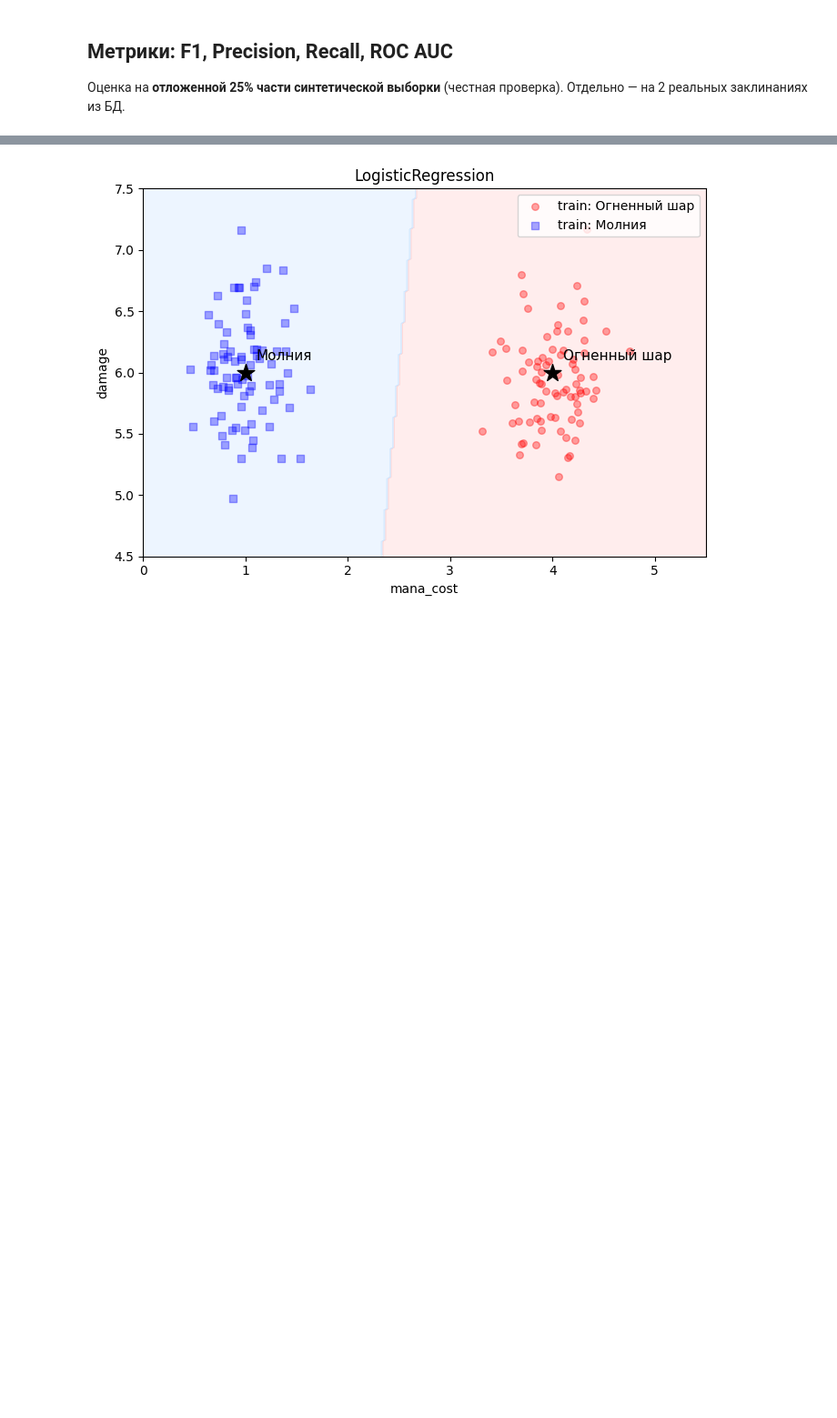
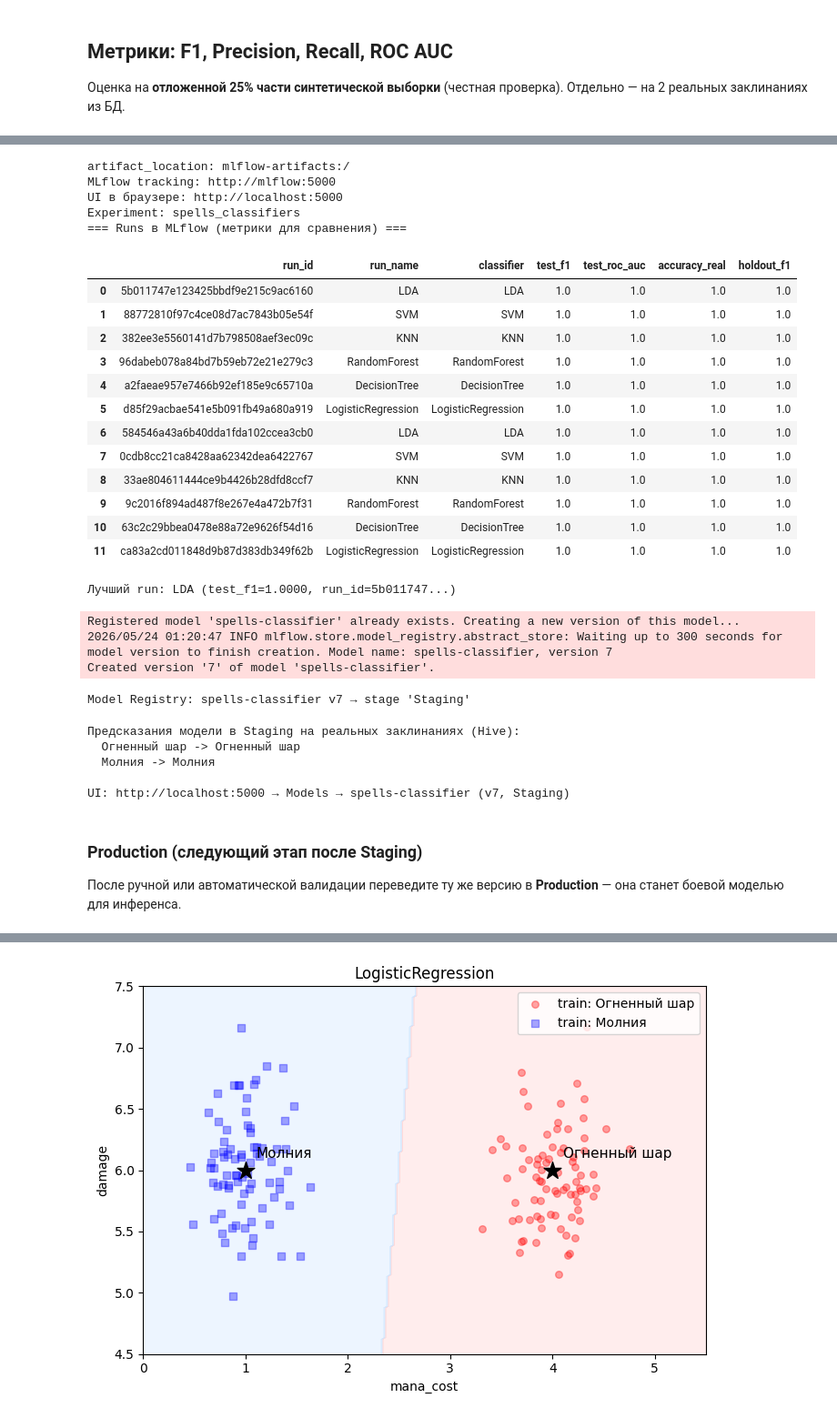
Before and after one commit to baxic-top-projects/pySparkTest, a Jupyter notebook: notebooks/43_spell_classifiers.ipynb, the cells around one changed output, grey strips where cells are left out. Shown at 91% size. Saved outputs shown, nothing was run; the diff lists cells and outputs as text; code cells hidden in the pictures; blank space fills up the shorter version.

Commit message:
mlflow_api

```diff
--- a/notebooks/43_spell_classifiers.ipynb
+++ b/notebooks/43_spell_classifiers.ipynb
@@ -488,0 +462,74 @@ LDA                        1.0000     1.0000     1.0000     1.0000
+# %%
+# Выбор лучшей модели из MLflow и перевод в Staging
+import mlflow
+import pandas as pd
+
+from mlflow_utils import (
+    REGISTERED_MODEL_NAME,
+    list_classifier_runs,
+    load_registered_spell_model,
+    mlflow_ui_url,
+    register_and_promote_run,
+    select_best_run,
+    setup_mlflow,
+)
+
+setup_mlflow(experiment_name="spells_classifiers")
+
+runs_df = list_classifier_runs()
+print("=== Runs в MLflow (метрики для сравнения) ===")
+display(runs_df.sort_values("test_f1", ascending=False, na_position="last"))
+
+best = select_best_run(runs_df, primary_metric="test_f1")
+print(
+    f"\nЛучший run: {best['classifier']} "
+    f"({best['metric']}={best['value']:.4f}, run_id={best['run_id'][:8]}...)"
+)
+
+version = register_and_promote_run(
+    best["run_id"],
+    model_name=REGISTERED_MODEL_NAME,
+    target_stage="Staging",
+)
+
+# Загрузка champion из Registry (этап Staging) — «следующий шаг» после обучения
+champion = load_registered_spell_model(REGISTERED_MODEL_NAME, stage="Staging")
+pred_staging = champion.predict(X_real)
+print("\nПредсказания модели в Staging на реальных заклинаниях (Hive):")
+for spell_name, label in zip(names_real, pred_staging):
+    print(f"  {spell_name} -> {CLASS_NAMES[label]}")
+
+print(f"\nUI: {mlflow_ui_url()} → Models → {REGISTERED_MODEL_NAME} (v{version.version}, Staging)")
+# %% [output]
+artifact_location: mlflow-artifacts:/
+MLflow tracking: http://mlflow:5000
+UI в браузере: http://localhost:5000
+Experiment: spells_classifiers
+=== Runs в MLflow (метрики для сравнения) ===
+|  | run_id | run_name | classifier | test_f1 | test_roc_auc | accuracy_real | holdout_f1 |
+| 0 | 5b011747e123425bbdf9e215c9ac6160 | LDA | LDA | 1.0 | 1.0 | 1.0 | 1.0 |
+| 1 | 88772810f97c4ce08d7ac7843b05e54f | SVM | SVM | 1.0 | 1.0 | 1.0 | 1.0 |
+| 2 | 382ee3e5560141d7b798508aef3ec09c | KNN | KNN | 1.0 | 1.0 | 1.0 | 1.0 |
+| 3 | 96dabeb078a84bd7b59eb72e21e279c3 | RandomForest | RandomForest | 1.0 | 1.0 | 1.0 | 1.0 |
+| 4 | a2faeae957e7466b92ef185e9c65710a | DecisionTree | DecisionTree | 1.0 | 1.0 | 1.0 | 1.0 |
+| 5 | d85f29acbae541e5b091fb49a680a919 | LogisticRegression | LogisticRegression | 1.0 | 1.0 | 1.0 | 1.0 |
+| 6 | 584546a43a6b40dda1fda102ccea3cb0 | LDA | LDA | 1.0 | 1.0 | 1.0 | 1.0 |
+| 7 | 0cdb8cc21ca8428aa62342dea6422767 | SVM | SVM | 1.0 | 1.0 | 1.0 | 1.0 |
+| 8 | 33ae804611444ce9b4426b28dfd8ccf7 | KNN | KNN | 1.0 | 1.0 | 1.0 | 1.0 |
+| 9 | 9c2016f894ad487f8e267e4a472b7f31 | RandomForest | RandomForest | 1.0 | 1.0 | 1.0 | 1.0 |
+| 10 | 63c2c29bbea0478e88a72e9626f54d16 | DecisionTree | DecisionTree | 1.0 | 1.0 | 1.0 | 1.0 |
+| 11 | ca83a2cd011848d9b87d383db349f62b | LogisticRegression | LogisticRegression | 1.0 | 1.0 | 1.0 | 1.0 |
+Лучший run: LDA (test_f1=1.0000, run_id=5b011747...)
+Registered model 'spells-classifier' already exists. Creating a new version of this model...
+2026/05/24 01:20:47 INFO mlflow.store.model_registry.abstract_store: Waiting up to 300 seconds for model version to finish creation. Model name: spells-classifier, version 7
+Created version '7' of model 'spells-classifier'.
+Model Registry: spells-classifier v7 → stage 'Staging'
+Предсказания модели в Staging на реальных заклинаниях (Hive):
+  Огненный шар -> Огненный шар
+  Молния -> Молния
+
+UI: http://localhost:5000 → Models → spells-classifier (v7, Staging)
+# %% [markdown]
+### Production (следующий этап после Staging)
+
+После ручной или автоматической валидации переведите ту же версию в **Production** — она станет боевой моделью для инференса.
```
Also changed, not shown: parts of 8 cells of this notebook, 4 other files.
